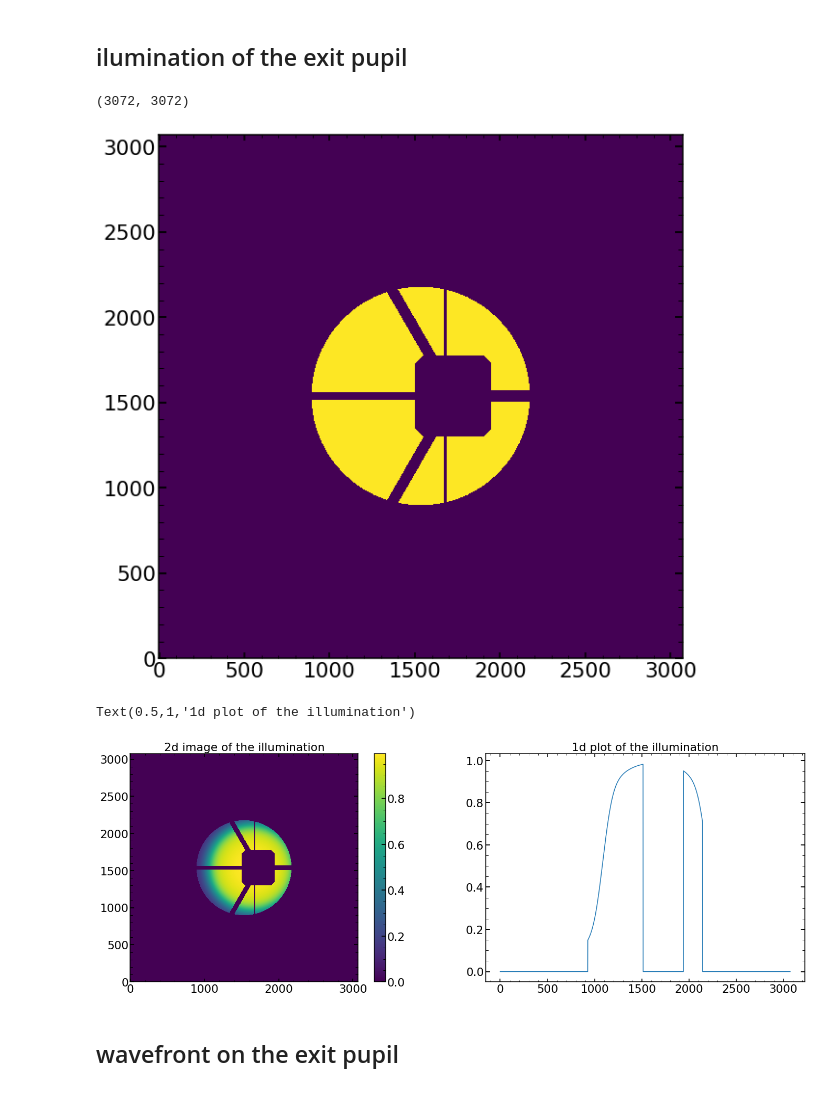
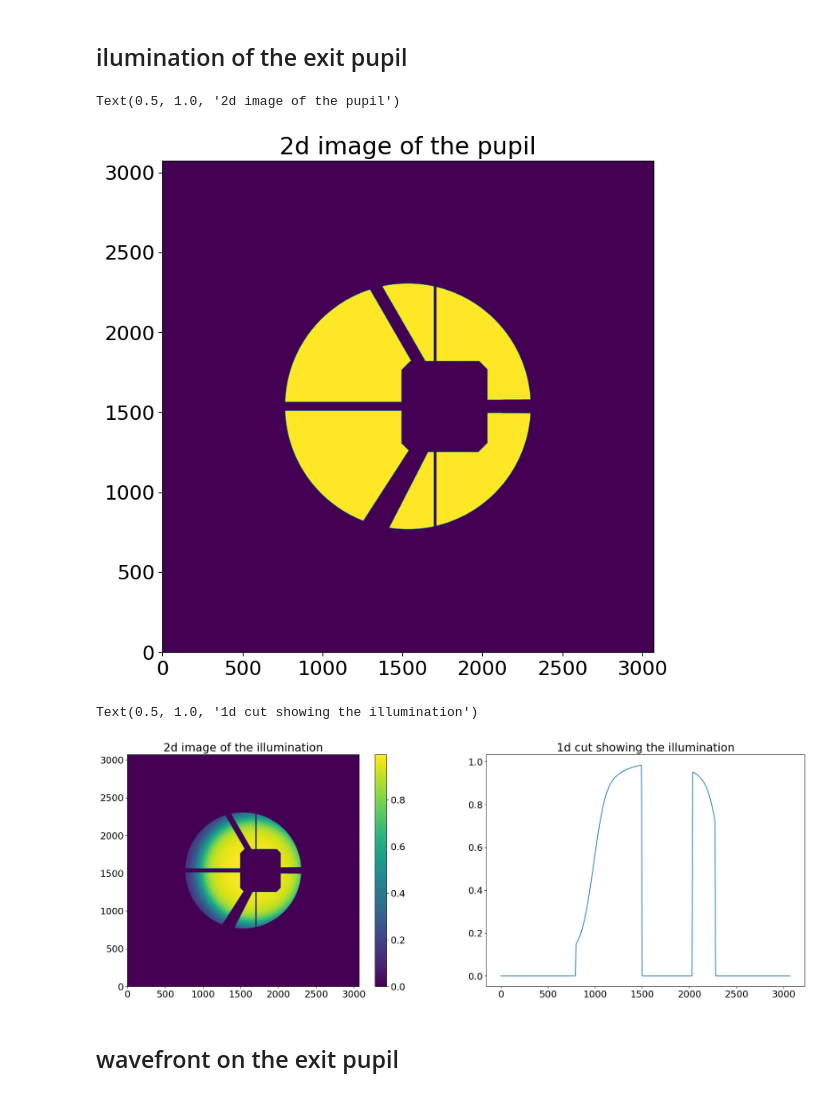
Before and after one commit to Subaru-PFS/dev_2ddrp, a Jupyter notebook: 2d_PSF_code/Zernike_code.ipynb, the cells around one changed output. Drawn from its saved outputs; the diff is of its cells as text; code cells hidden in the pictures.

```diff
--- a/2d_PSF_code/Zernike_code.ipynb
+++ b/2d_PSF_code/Zernike_code.ipynb
@@ -67,6 +52,23 @@ The autoreload extension is already loaded. To reload it, use:
 # %%
-#general import statments
-from __future__ import absolute_import, division, print_function
+# make notebook nice and wide to fill the entire screen
+from IPython.core.display import display, HTML
+display(HTML("<style>.container { width:100% !important; }</style>"))
+
+
+%load_ext autoreload
+%autoreload 2
+
+import Zernike_Module
+import Zernike_Analysis_Module
+from Zernike_Module import *
+from Residual_1D_module import *
+from Zernike_Analysis_Module import *
+
+
+print(f'Zernike_Module.__version__: {Zernike_Module.__version__}')
+print(f'Zernike_Analysis_Module.__version__: {Zernike_Analysis_Module.__version__}')
+
+
 import galsim
 import numpy as np
 np.set_printoptions(suppress=True)
@@ -75,6 +77,9 @@ import pandas as pd
 import io
 import math
 import pickle
+import glob
+import time
+import logging
 
 #tqdm is not necesarry, it is the monitor evaluation of the 'for' loops
 from tqdm import tqdm
@@ -84,13 +89,11 @@ import astropy
 import astropy.convolution
 from astropy.convolution import Gaussian2DKernel
 
-# scipy and skimage
-#from scipy.ndimage import gaussian_filter
+# scipy
 import scipy.misc
-import skimage.transform
 
-# lmfit
-# import lmfit
+#lmfit
+import lmfit
 
 #matplotlib
 import matplotlib
@@ -100,9 +103,12 @@ matplotlib.rcParams.update({'font.size': 18})
 %config InlineBackend.rc = {}
 %matplotlib inline
 %config IPython.matplotlib.backend = "retina"
+matplotlib.rcParams["figure.facecolor"] = "white"
 
 from shutil import copy
 from scipy.optimize import curve_fit
+
+from astropy.io import fits
 
 def lin_fit_1D(x, a, b):
     return a * x + b
@@ -112,3 +118,7 @@ def lin_fit_1DConstant(x, b):
 
 def lin_fit_2D(x,y, a, b,c):
     return a * x + b*y+c
+
+print(f'np.__version__: {np.__version__}')
+print(f'scipy.__version__: {scipy.__version__}')
+print(f'pd.__version__: {pd.__version__}')
@@ -190,19 +169,20 @@ Likelihood is: -1178534.9225193239
 # %% [markdown]
 ## ilumination of the exit pupil
 # %%
-# this is the full pupil - just cutout of the pupil and all of the obstructions in - but without FRD
+# this is the full pupil - just cutout of the pupil and all of the obstructions added - but without FRD and any other fiber effects
 
-plt.figure(figsize=(10,10))
+plt.figure(figsize=(8,8))
 aperilluminated=np.load(TESTING_PUPIL_IMAGES_FOLDER+'aperilluminated.npy')
 plt.imshow(aperilluminated,origin='lower')
-aperilluminated.shape
+plt.title('2d image of the pupil')
 # %% [output]
-(3072, 3072)
+Text(0.5, 1.0, '2d image of the pupil')
-[figure, old version]
+[figure, new version]
 # %%
+# image showing the pupil and its illumination
 # after we have included the implementation of the FRD and the effective FRD
 
-r=np.load(TESTING_PUPIL_IMAGES_FOLDER+'r_resize.npy')
+r=np.load(TESTING_PUPIL_IMAGES_FOLDER+'ilum_radiometric_apodized.npy')
 
 plt.figure(figsize=(24,8))
 plt.subplot(121)
@@ -212,10 +192,10 @@ plt.title('2d image of the illumination')
 
 plt.subplot(122)
 plt.plot(r[int(r.shape[0]/2+200)])
-plt.title('1d plot of the illumination')
+plt.title('1d cut showing the illumination')
 # %% [output]
-Text(0.5,1,'1d plot of the illumination')
+Text(0.5, 1.0, '1d cut showing the illumination')
-[figure, old version]
+[figure, new version]
 # %% [markdown]
 ## wavefront on the exit pupil
 # %%
```
Also changed, not shown: parts of 39 cells of this notebook, 36 other files.
